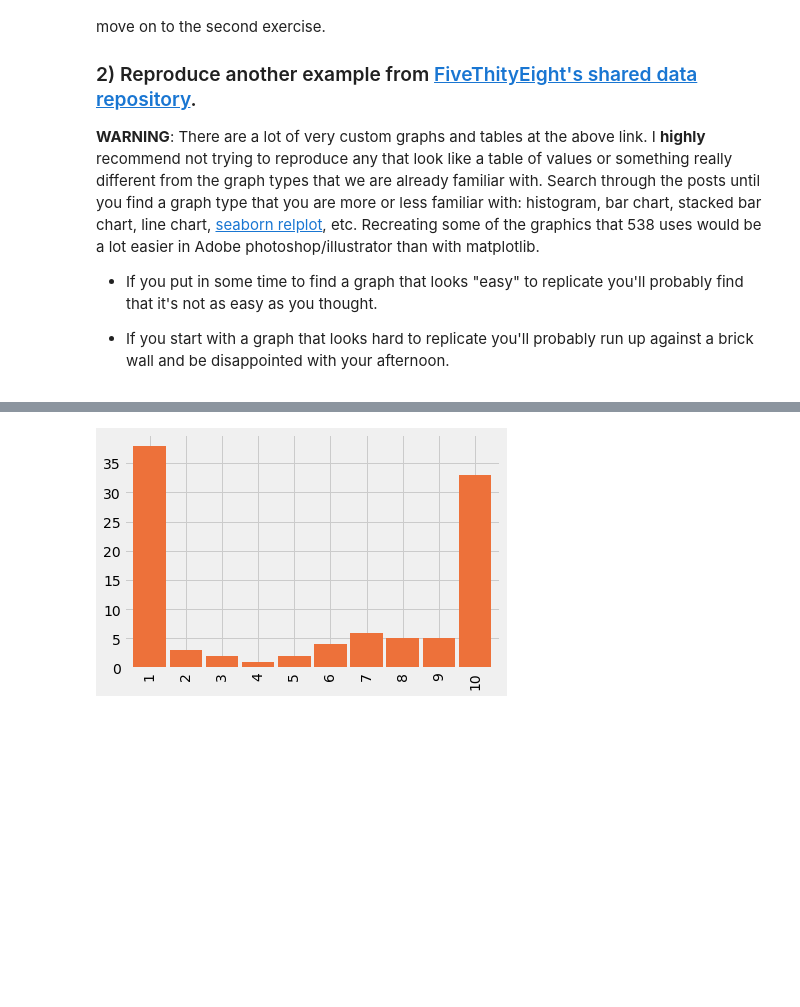
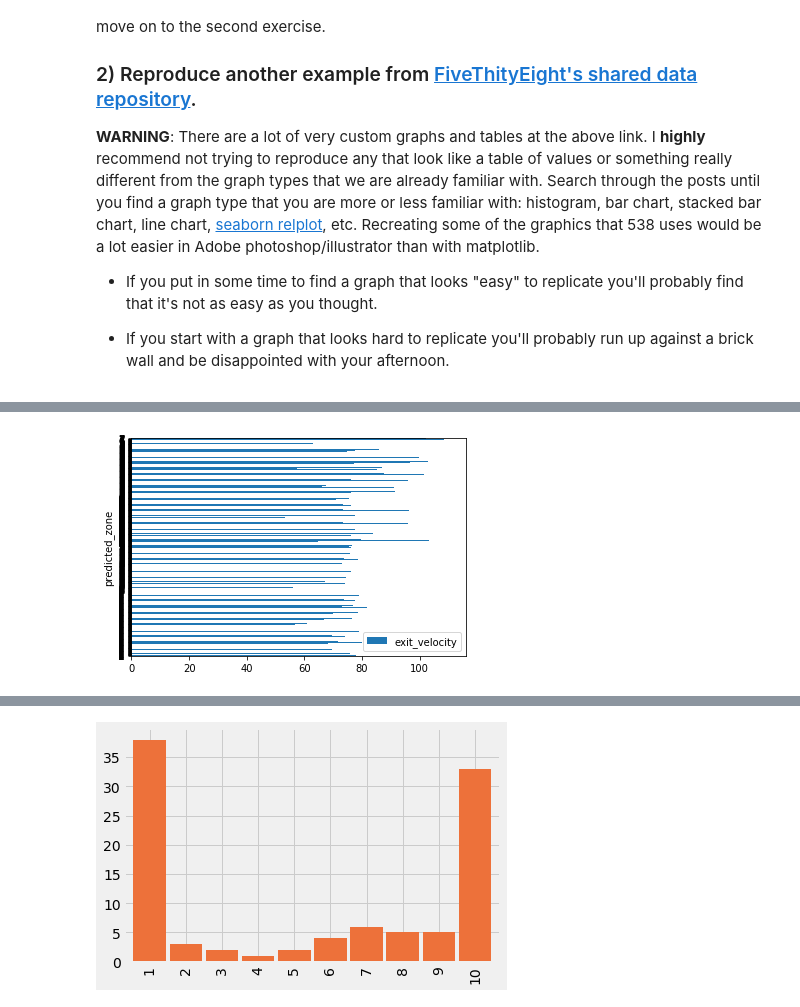
Before and after one commit to bloominstituteoftechnology/DS-Unit-1-Sprint-2-Data-Wrangling-and-Storytelling, a Jupyter notebook: Nicholas_George_Copy_of_LS_DS_123_Make_Explanatory_Visualizations_Assignment.ipynb, the cells around one changed output, grey strips where cells are left out. Cells and saved outputs as stored; diff of their text form; code cells hidden in the pictures; blank space fills up the shorter version.

```diff
--- a/Nicholas_George_Copy_of_LS_DS_123_Make_Explanatory_Visualizations_Assignment.ipynb
+++ b/Nicholas_George_Copy_of_LS_DS_123_Make_Explanatory_Visualizations_Assignment.ipynb
@@ -18,0 +49,5 @@ Once you have something that you're proud of, share your graph in the cohort cha
+# %%
+df = df.sort_values(by=['predicted_zone'])
+df.plot(x='predicted_zone', y='exit_velocity', kind='barh');
+# %% [output]
+[figure, added]
```
Also changed, not shown: parts of 11 cells of this notebook.
